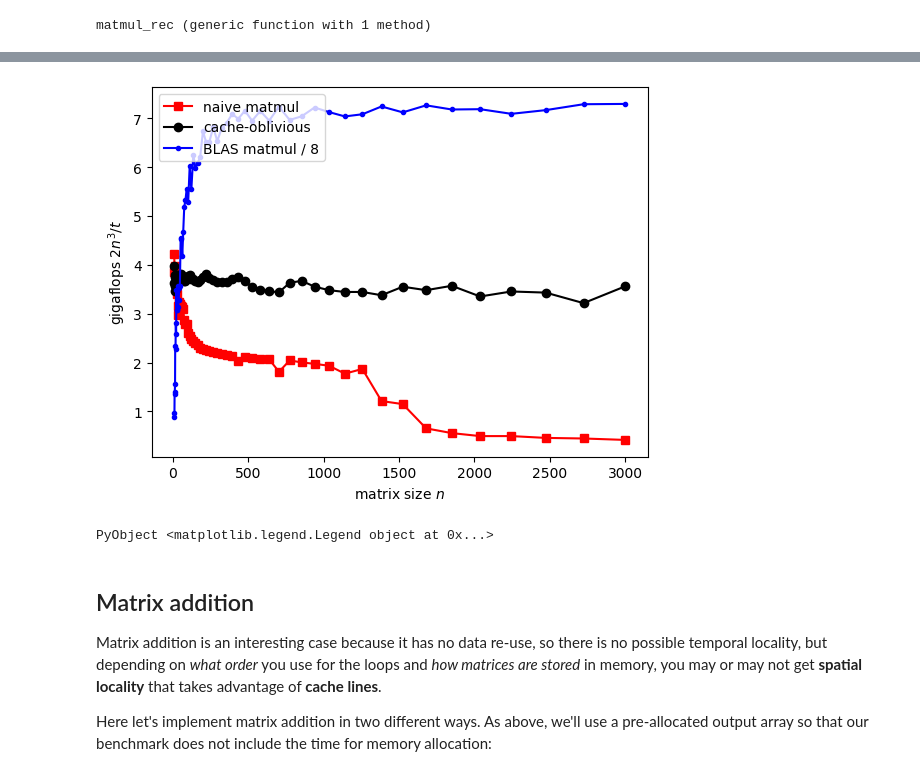
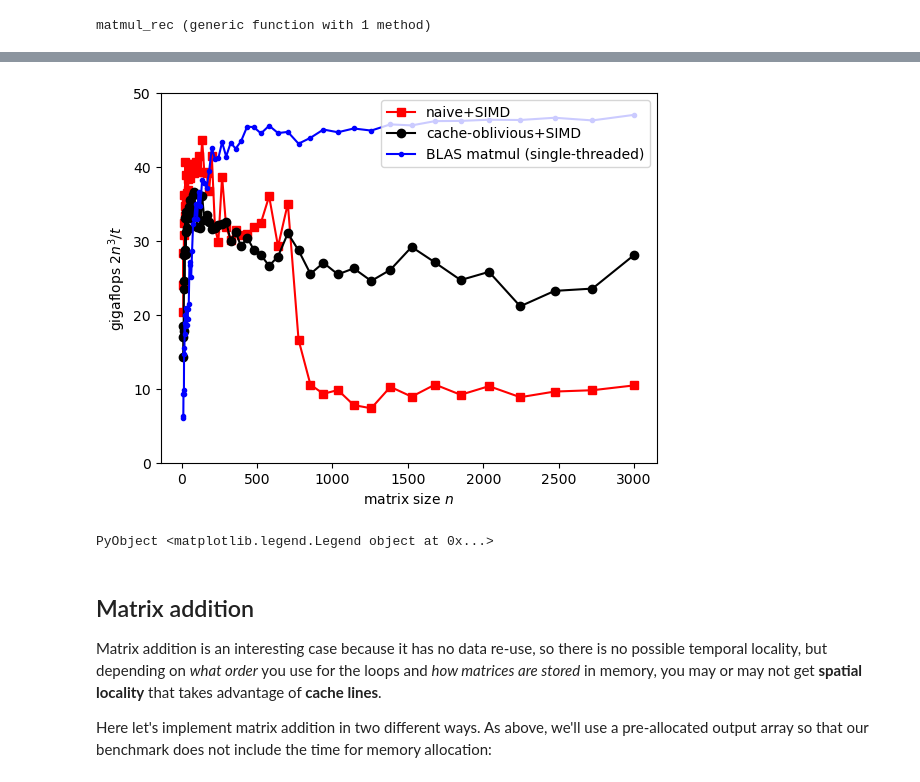
Before and after one commit to mitmath/18335, a Jupyter notebook: notes/Memory-and-Matrices.ipynb, the cells around one changed output, grey strips where cells are left out. Drawn from its saved outputs; the diff is of its cells as text; code cells hidden in the pictures.

```diff
--- a/notes/Memory-and-Matrices.ipynb
+++ b/notes/Memory-and-Matrices.ipynb
@@ -87,6 +131,7 @@ We will benchmark $n \times n$ matrix multiplications for various $n$ from 10 to
 N = round.(Int, 10 .^ range(1, log10(3000), length=60))  # 60 sizes from 10 to 3000
 # alternatively, use N = 10:1000 to see some interesting patterns due to cache associativity etc.
 t = Float64[]
+tv = Float64[]
 t0 = Float64[]
 for n in N
     A = zeros(n,n)
@@ -94,6 +139,7 @@ for n in N
     # preallocate output C so that allocation is not included in timing
     C = zeros(n,n)
     push!(t, @belapsed matmul!($C,$A,$B))
+    push!(tv, @belapsed matmul2!($C,$A,$B))
     push!(t0, @belapsed mul!($C,$A,$B))
     println("finished n = $n: slowdown of ", t[end]/t0[end])
 end
@@ -304,12 +349,13 @@ finished n = 3000: slowdown of 16.394833240450538
 # %%
-plot(N, 2N.^3 ./ t * 1e-9, "rs-")
+plot(N, 2N.^3 ./ tv * 1e-9, "rs-")
 plot(N, 2N.^3 ./ tco * 1e-9, "ko-")
-plot(N, 2N.^3 ./ t0 * 1e-9 / 8, "b.-")
+plot(N, 2N.^3 ./ t0 * 1e-9, "b.-")
+ylim(0,50)
 ylabel(L"gigaflops $2n^3/t$")
 xlabel(L"matrix size $n$")
-legend(["naive matmul", "cache-oblivious", "BLAS matmul / 8"], loc="upper left")
+legend(["naive+SIMD", "cache-oblivious+SIMD", "BLAS matmul (single-threaded)"], loc="upper right")
 # %% [output]
-[figure, old version]
+[figure, new version]
 PyObject <matplotlib.legend.Legend object at 0x...>
 # %% [markdown]
 ## Matrix addition
```
Also changed, not shown: parts of 22 cells of this notebook.
